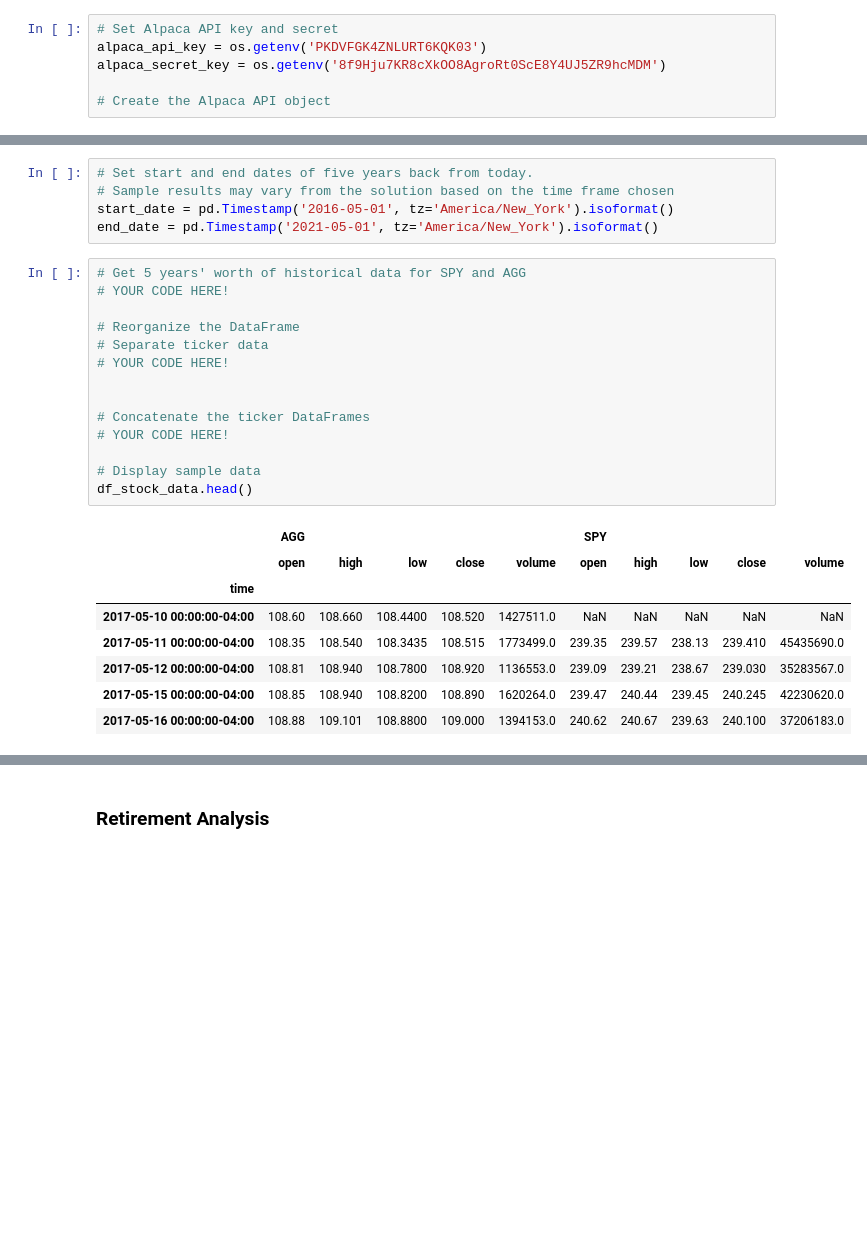
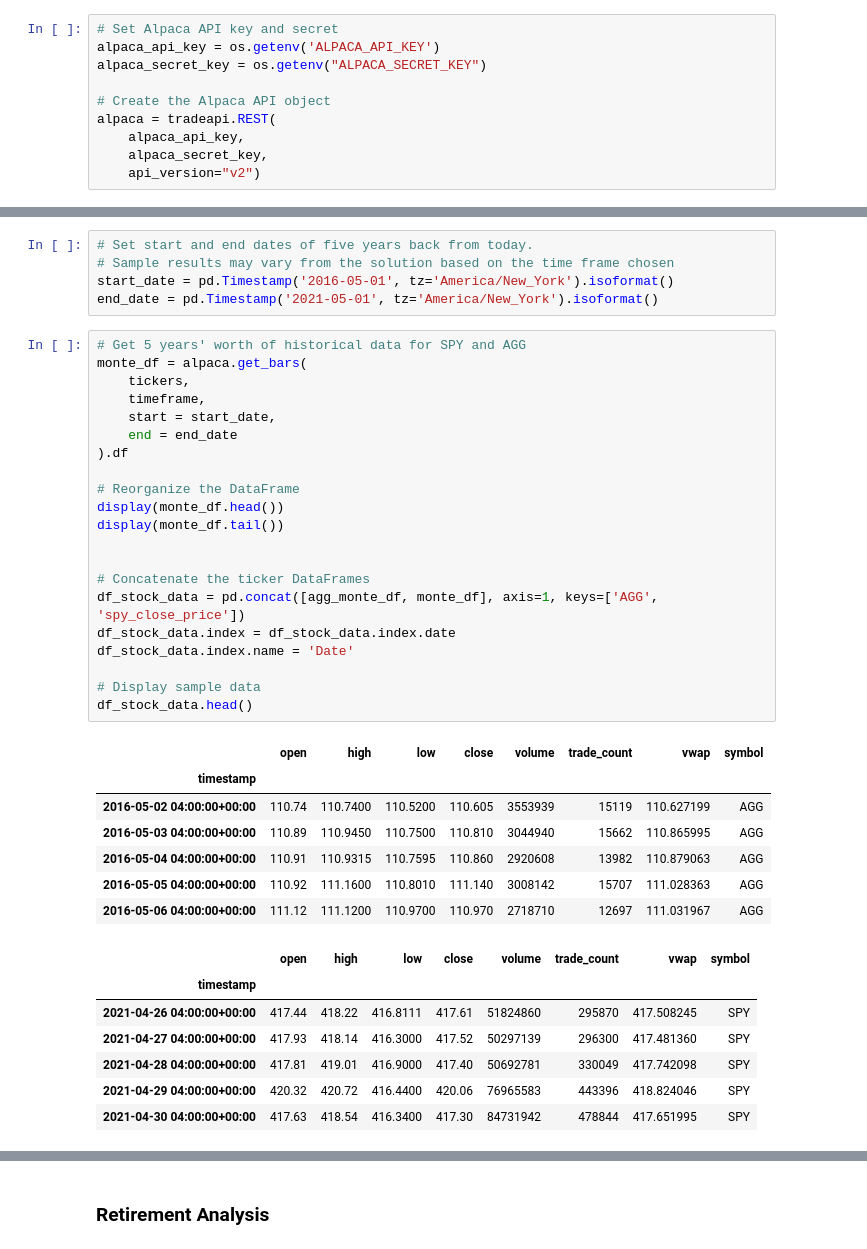
Before and after one commit to Pharris2497/Financial_Planning, a Jupyter notebook: financial-planner.ipynb, the cells around one changed output, grey strips where cells are left out. Cells and saved outputs as stored; diff of their text form; blank space fills up the shorter version.

```diff
--- a/financial-planner.ipynb
+++ b/financial-planner.ipynb
@@ -54,6 +107,10 @@ my_spy = 50
 # %%
 # Set Alpaca API key and secret
-alpaca_api_key = os.getenv('PKDVFGK4ZNLURT6KQK03')
-alpaca_secret_key = os.getenv('8f9Hju7KR8cXkOO8AgroRt0ScE8Y4UJ5ZR9hcMDM')
+alpaca_api_key = os.getenv('ALPACA_API_KEY')
+alpaca_secret_key = os.getenv("ALPACA_SECRET_KEY")
 
 # Create the Alpaca API object
+alpaca = tradeapi.REST(
+    alpaca_api_key,
+    alpaca_secret_key,
+    api_version="v2")
@@ -157,24 +237,37 @@ start_date = pd.Timestamp('2016-05-01', tz='America/New_York').isoformat()
 end_date = pd.Timestamp('2021-05-01', tz='America/New_York').isoformat()
 # %%
 # Get 5 years' worth of historical data for SPY and AGG
-# YOUR CODE HERE!
+monte_df = alpaca.get_bars(
+    tickers,
+    timeframe,
+    start = start_date,
+    end = end_date
+).df
 
 # Reorganize the DataFrame
-# Separate ticker data
-# YOUR CODE HERE!
+display(monte_df.head())
+display(monte_df.tail())
 
 
 # Concatenate the ticker DataFrames
-# YOUR CODE HERE!
+df_stock_data = pd.concat([agg_monte_df, monte_df], axis=1, keys=['AGG', 'spy_close_price'])
+df_stock_data.index = df_stock_data.index.date
+df_stock_data.index.name = 'Date'
 
 # Display sample data
 df_stock_data.head()
 # %% [output]
-|  | AGG |  |  |  |  | SPY |  |  |  |  |
-|  | open | high | low | close | volume | open | high | low | close | volume |
-| time |  |  |  |  |  |  |  |  |  |  |
-| 2017-05-10 00:00:00-04:00 | 108.60 | 108.660 | 108.4400 | 108.520 | 1427511.0 | NaN | NaN | NaN | NaN | NaN |
-| 2017-05-11 00:00:00-04:00 | 108.35 | 108.540 | 108.3435 | 108.515 | 1773499.0 | 239.35 | 239.57 | 238.13 | 239.410 | 45435690.0 |
-| 2017-05-12 00:00:00-04:00 | 108.81 | 108.940 | 108.7800 | 108.920 | 1136553.0 | 239.09 | 239.21 | 238.67 | 239.030 | 35283567.0 |
-| 2017-05-15 00:00:00-04:00 | 108.85 | 108.940 | 108.8200 | 108.890 | 1620264.0 | 239.47 | 240.44 | 239.45 | 240.245 | 42230620.0 |
-| 2017-05-16 00:00:00-04:00 | 108.88 | 109.101 | 108.8800 | 109.000 | 1394153.0 | 240.62 | 240.67 | 239.63 | 240.100 | 37206183.0 |
+|  | open | high | low | close | volume | trade_count | vwap | symbol |
+| timestamp |  |  |  |  |  |  |  |  |
+| 2016-05-02 04:00:00+00:00 | 110.74 | 110.7400 | 110.5200 | 110.605 | 3553939 | 15119 | 110.627199 | AGG |
+| 2016-05-03 04:00:00+00:00 | 110.89 | 110.9450 | 110.7500 | 110.810 | 3044940 | 15662 | 110.865995 | AGG |
+| 2016-05-04 04:00:00+00:00 | 110.91 | 110.9315 | 110.7595 | 110.860 | 2920608 | 13982 | 110.879063 | AGG |
+| 2016-05-05 04:00:00+00:00 | 110.92 | 111.1600 | 110.8010 | 111.140 | 3008142 | 15707 | 111.028363 | AGG |
+| 2016-05-06 04:00:00+00:00 | 111.12 | 111.1200 | 110.9700 | 110.970 | 2718710 | 12697 | 111.031967 | AGG |
+|  | open | high | low | close | volume | trade_count | vwap | symbol |
+| timestamp |  |  |  |  |  |  |  |  |
+| 2021-04-26 04:00:00+00:00 | 417.44 | 418.22 | 416.8111 | 417.61 | 51824860 | 295870 | 417.508245 | SPY |
+| 2021-04-27 04:00:00+00:00 | 417.93 | 418.14 | 416.3000 | 417.52 | 50297139 | 296300 | 417.481360 | SPY |
+| 2021-04-28 04:00:00+00:00 | 417.81 | 419.01 | 416.9000 | 417.40 | 50692781 | 330049 | 417.742098 | SPY |
+| 2021-04-29 04:00:00+00:00 | 420.32 | 420.72 | 416.4400 | 420.06 | 76965583 | 443396 | 418.824046 | SPY |
+| 2021-04-30 04:00:00+00:00 | 417.63 | 418.54 | 416.3400 | 417.30 | 84731942 | 478844 | 417.651995 | SPY |
```
Also changed, not shown: parts of 47 cells of this notebook.
